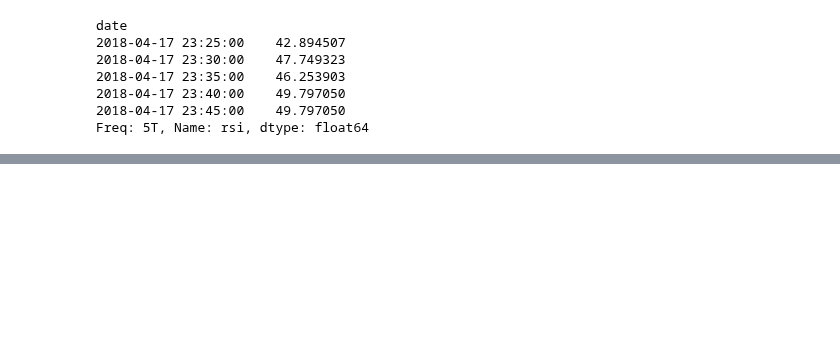
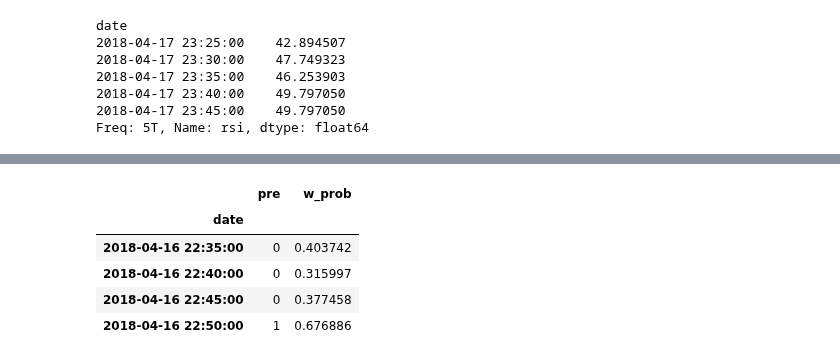
Before and after one commit to ADCryptoSolutions/adcb, a Jupyter notebook: Period_ML_strategy.ipynb, the cells around one changed output, grey strips where cells are left out. Saved outputs shown, nothing was run; the diff lists cells and outputs as text; code cells hidden in the pictures; blank space fills up the shorter version.

```diff
--- a/Period_ML_strategy.ipynb
+++ b/Period_ML_strategy.ipynb
@@ -158,3 +163,12 @@ date
 2018-04-17 23:40:00    1
 2018-04-17 23:45:00    1
 Freq: 5T, Name: pre, dtype: int64
+# %%
+w[["pre", "w_prob"]].head(4)
+# %% [output]
+|  | pre | w_prob |
+| date |  |  |
+| 2018-04-16 22:35:00 | 0 | 0.403742 |
+| 2018-04-16 22:40:00 | 0 | 0.315997 |
+| 2018-04-16 22:45:00 | 0 | 0.377458 |
+| 2018-04-16 22:50:00 | 1 | 0.676886 |
```
Also changed, not shown: parts of 7 cells of this notebook, 8 other files.
